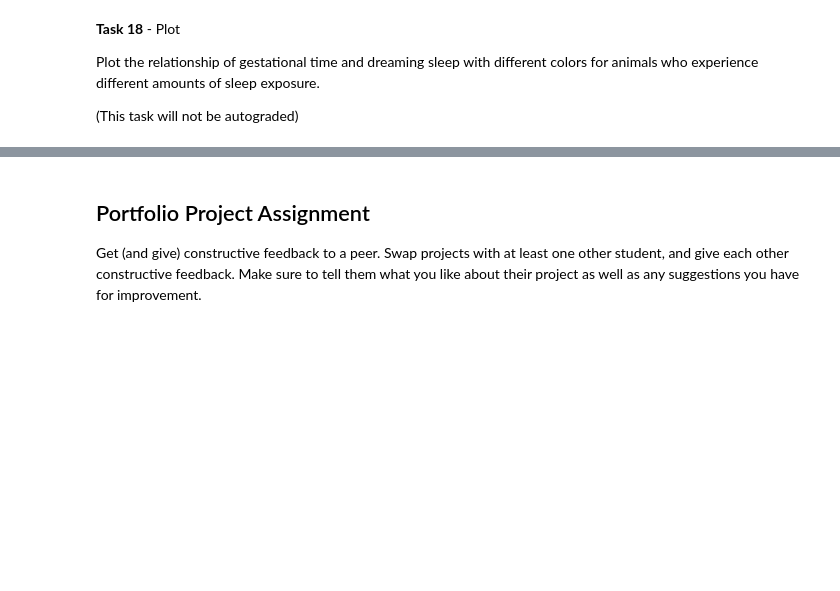
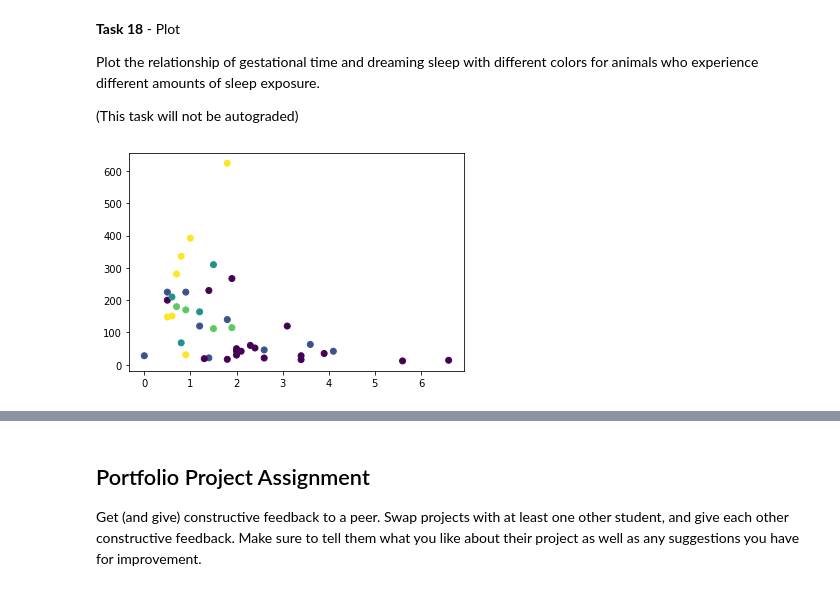
Before and after one commit to Samuel-Egbert31415/DS-Unit-1-Sprint-1-Data-Wrangling-and-Storytelling, a Jupyter notebook: 133_Multiple_Regression_Assignment_Samuel_Egbert_AG.ipynb, the cells around one changed output, grey strips where cells are left out. Cells and saved outputs as stored; diff of their text form; code cells hidden in the pictures; blank space fills up the shorter version.

```diff
--- a/133_Multiple_Regression_Assignment_Samuel_Egbert_AG.ipynb
+++ b/133_Multiple_Regression_Assignment_Samuel_Egbert_AG.ipynb
@@ -534,3 +552,17 @@ raise NotImplementedError()
 Plot the relationship of gestational time and dreaming sleep with different colors for animals who experience different amounts of sleep exposure.
 
 (This task will not be autograded)
+# %%
+# Task 18
+# NOT autograded
+
+
+import matplotlib.pyplot as plt
+fig, ax = plt.subplots()
+
+plt.scatter(x = df_sleep['Parasleep'], y = df_sleep['Gest'], c = df_sleep['Exposure'])
+
+
+plt.show()
+# %% [output]
+[figure, added]
```
Also changed, not shown: parts of 11 cells of this notebook.
